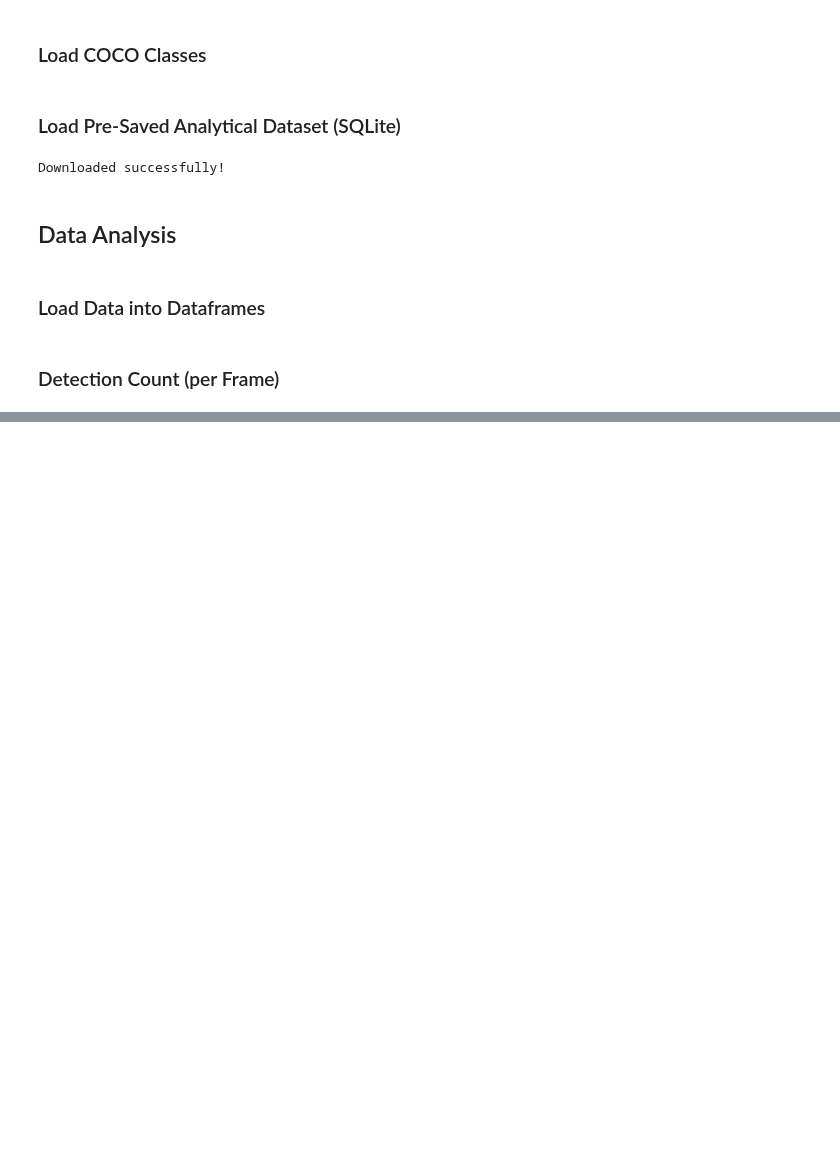
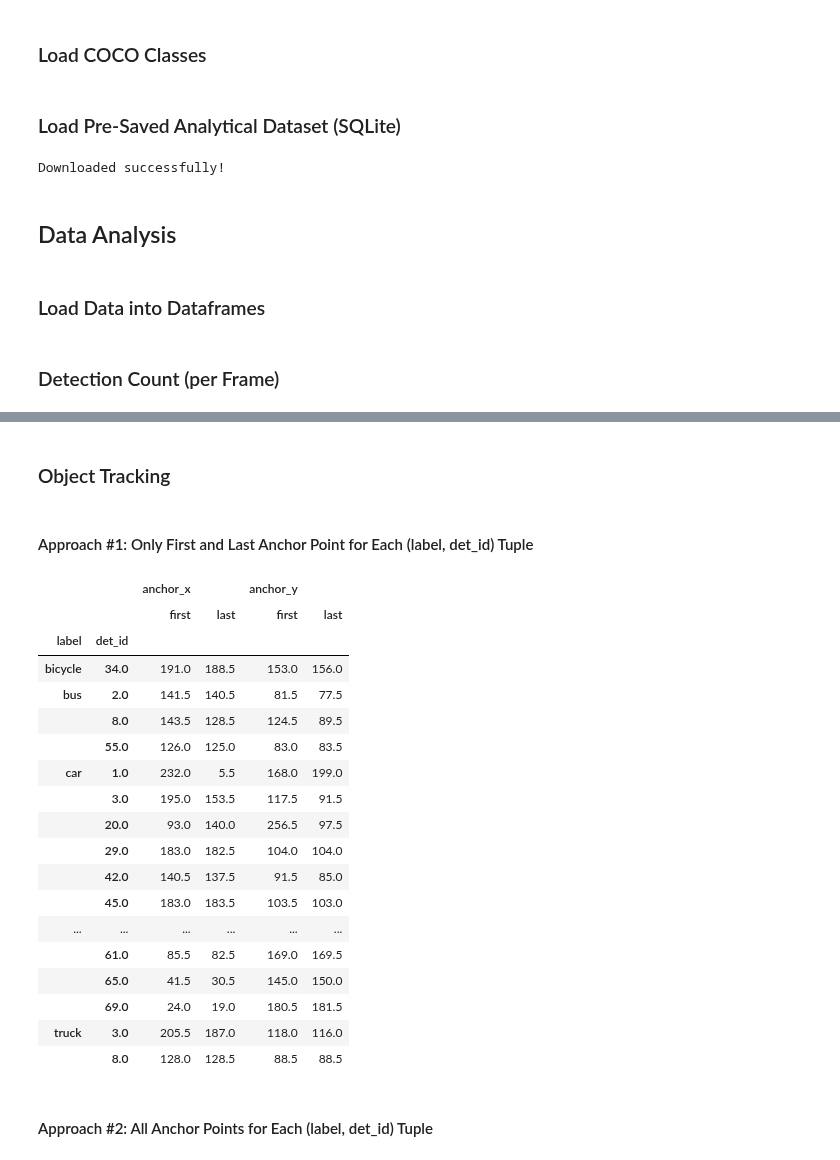
Before and after one commit to MEng-Team-Project/MEng-Team-Project-ML, a Jupyter notebook: notebooks/3. SQLite3 StrongSORT.ipynb, the cells around one changed output, grey strips where cells are left out. Drawn from its saved outputs; the diff is of its cells as text; code cells hidden in the pictures; blank space fills up the shorter version.

```diff
--- a/notebooks/3. SQLite3 StrongSORT.ipynb
+++ b/notebooks/3. SQLite3 StrongSORT.ipynb
@@ -84,0 +103,37 @@ plt.legend()
+# %% [markdown]
+### Object Tracking
+# %%
+routes_df = data[["frame", "label", "det_id", "bbox_x", "bbox_y", "bbox_w", "bbox_h"]].copy()
+routes_df["anchor_x"] = routes_df.apply(
+    lambda row: row["bbox_x"] + (row["bbox_w"] / 2.0), axis=1)
+routes_df["anchor_y"] = routes_df.apply(
+    lambda row: row["bbox_y"] + (row["bbox_h"] / 2.0), axis=1)
+# %% [markdown]
+#### Approach #1: Only First and Last Anchor Point for Each (label, det_id) Tuple
+# %%
+first_last_routes = routes_df.groupby(['label', 'det_id']).agg({'anchor_x': ['first', 'last'],
+                                              'anchor_y': ['first', 'last']})
+# %%
+first_last_routes
+# %% [output]
+|  |  | anchor_x |  | anchor_y |  |
+|  |  | first | last | first | last |
+| label | det_id |  |  |  |  |
+| bicycle | 34.0 | 191.0 | 188.5 | 153.0 | 156.0 |
+| bus | 2.0 | 141.5 | 140.5 | 81.5 | 77.5 |
+|  | 8.0 | 143.5 | 128.5 | 124.5 | 89.5 |
+|  | 55.0 | 126.0 | 125.0 | 83.0 | 83.5 |
+| car | 1.0 | 232.0 | 5.5 | 168.0 | 199.0 |
+|  | 3.0 | 195.0 | 153.5 | 117.5 | 91.5 |
+|  | 20.0 | 93.0 | 140.0 | 256.5 | 97.5 |
+|  | 29.0 | 183.0 | 182.5 | 104.0 | 104.0 |
+|  | 42.0 | 140.5 | 137.5 | 91.5 | 85.0 |
+|  | 45.0 | 183.0 | 183.5 | 103.5 | 103.0 |
+| ... | ... | ... | ... | ... | ... |
+|  | 61.0 | 85.5 | 82.5 | 169.0 | 169.5 |
+|  | 65.0 | 41.5 | 30.5 | 145.0 | 150.0 |
+|  | 69.0 | 24.0 | 19.0 | 180.5 | 181.5 |
+| truck | 3.0 | 205.5 | 187.0 | 118.0 | 116.0 |
+|  | 8.0 | 128.0 | 128.5 | 88.5 | 88.5 |
+# %% [markdown]
+#### Approach #2: All Anchor Points for Each (label, det_id) Tuple
```
Also changed, not shown: parts of 11 cells of this notebook, 1 other file.
